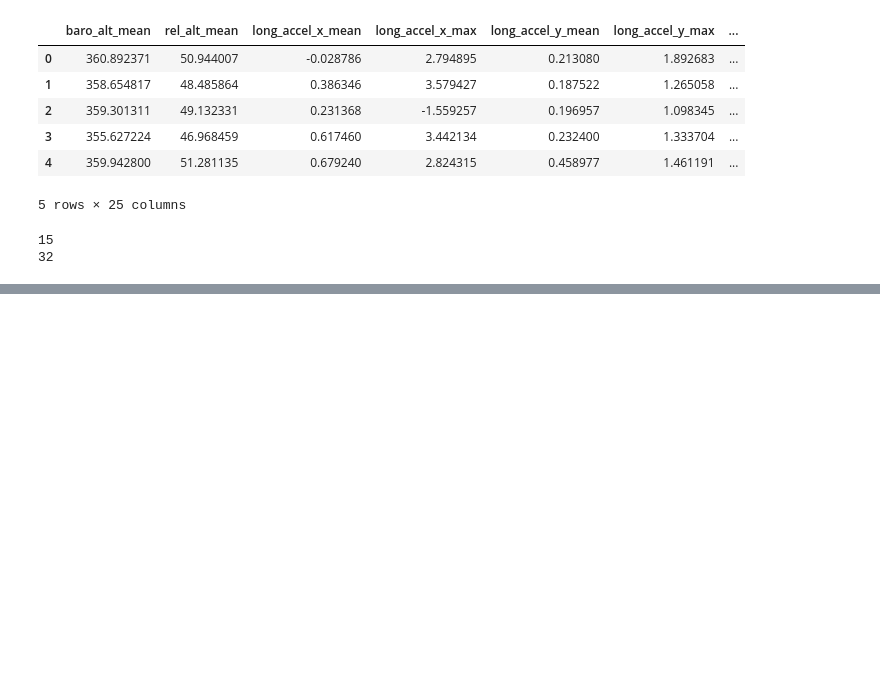
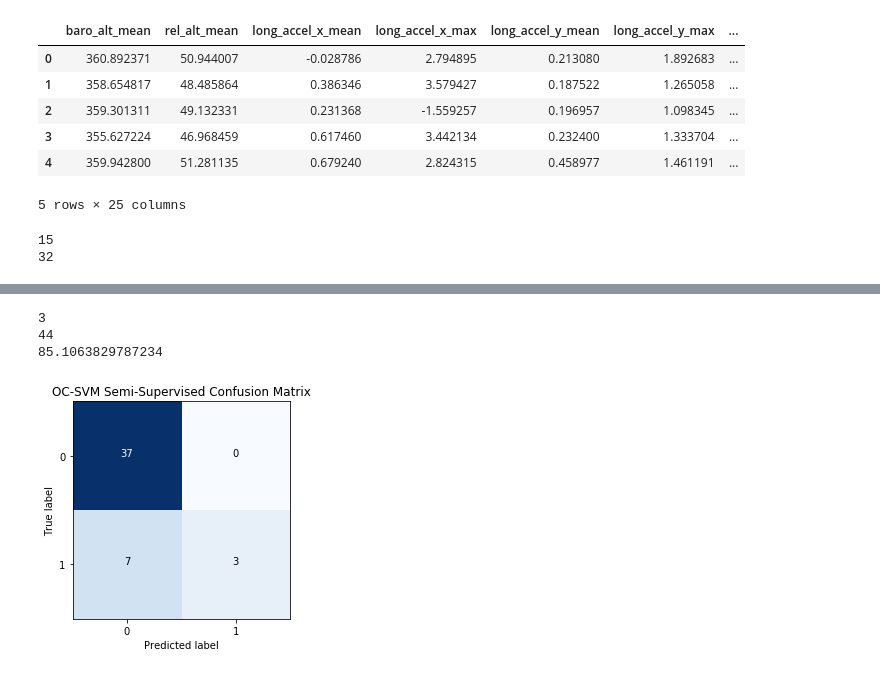
Before and after one commit to fengchechecheche/UAVAnomalyDetection, a Jupyter notebook: oc_svm_analysis.ipynb, the cells around one changed output, grey strips where cells are left out. Drawn from its saved outputs; the diff is of its cells as text; code cells hidden in the pictures; blank space fills up the shorter version.

Commit message:
Tried OC-SVM semi-supervised

```diff
--- a/oc_svm_analysis.ipynb
+++ b/oc_svm_analysis.ipynb
@@ -104,0 +109,31 @@ plot_cm(ax1, y_data_new, y_pred_new, [0, 1], "OC-SVM Confusion Matrix")
+# %%
+# Semi-Supervised OC-SVM
+x_data_train = pd.read_csv("X_data_train.csv")
+x_np = x_data_train.to_numpy()
+
+outliers_fraction = 0.50
+svm_obj = svm.OneClassSVM(
+    kernel='rbf',
+    nu = outliers_fraction,
+    gamma = 0.1)
+svm_obj.fit(x_np)
+y_pred_ss = svm_obj.predict(x_data)
+
+n_error_outliers = y_pred_ss[y_pred_ss == 1].size
+print(n_error_outliers)
+n_error_inliers = y_pred_ss[y_pred_ss == -1].size
+print(n_error_inliers)
+# 47 Total Flights, OC-SVM Detected 2 as Abnormal and 45 as Normal.
+acc = get_accuracy(y_data, y_pred_ss, y_data.size)
+print(acc*100)
+# Remap the classes
+# 0: Inlier, 1: Outlier
+y_data_new = np.where(np.array(y_data)==-1,0,1)
+y_pred_new_ss = np.where(np.array(y_pred_ss)==-1,0, 1)
+fig2, ax2 = plt.subplots()
+plot_cm(ax2, y_data_new, y_pred_new_ss, [0, 1], "OC-SVM Semi-Supervised Confusion Matrix")
+# %% [output]
+3
+44
+85.1063829787234
+[figure, added]
```
Also changed, not shown: parts of 3 cells of this notebook, 1 other file.
